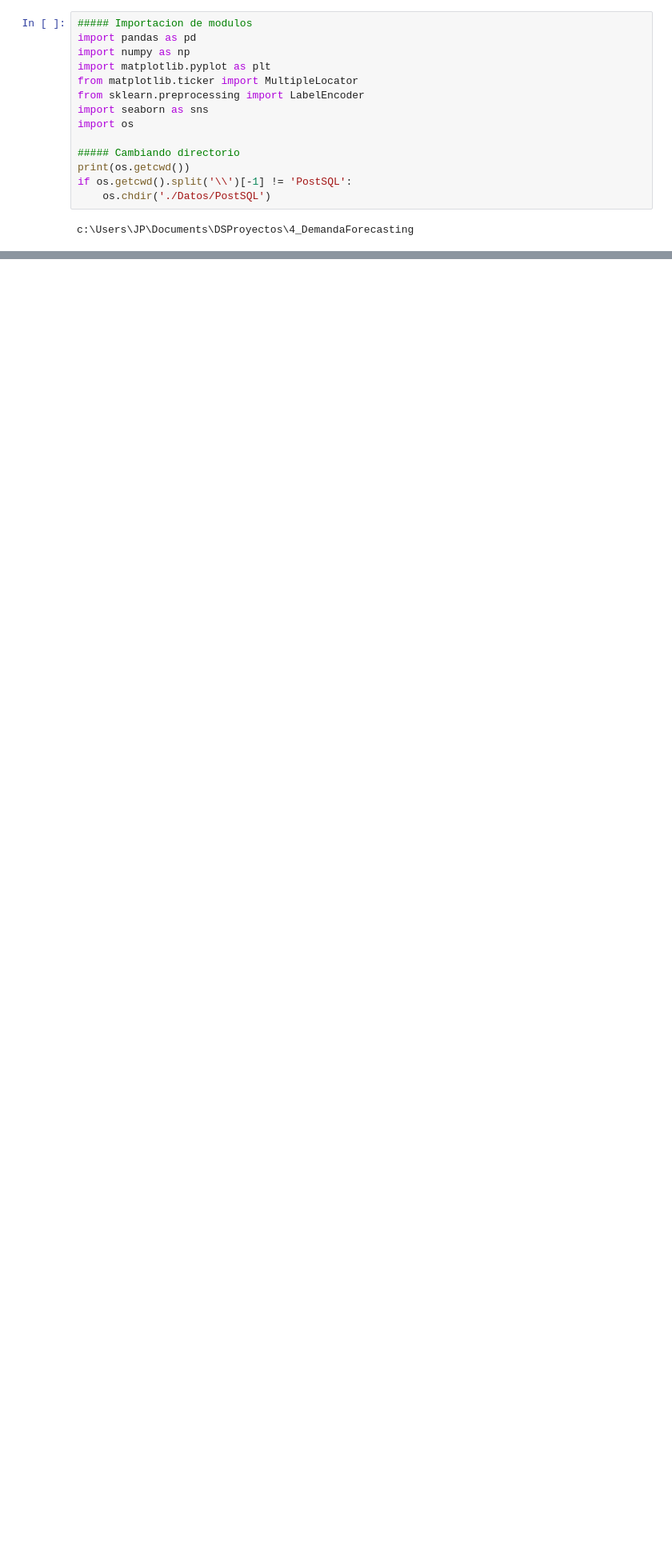
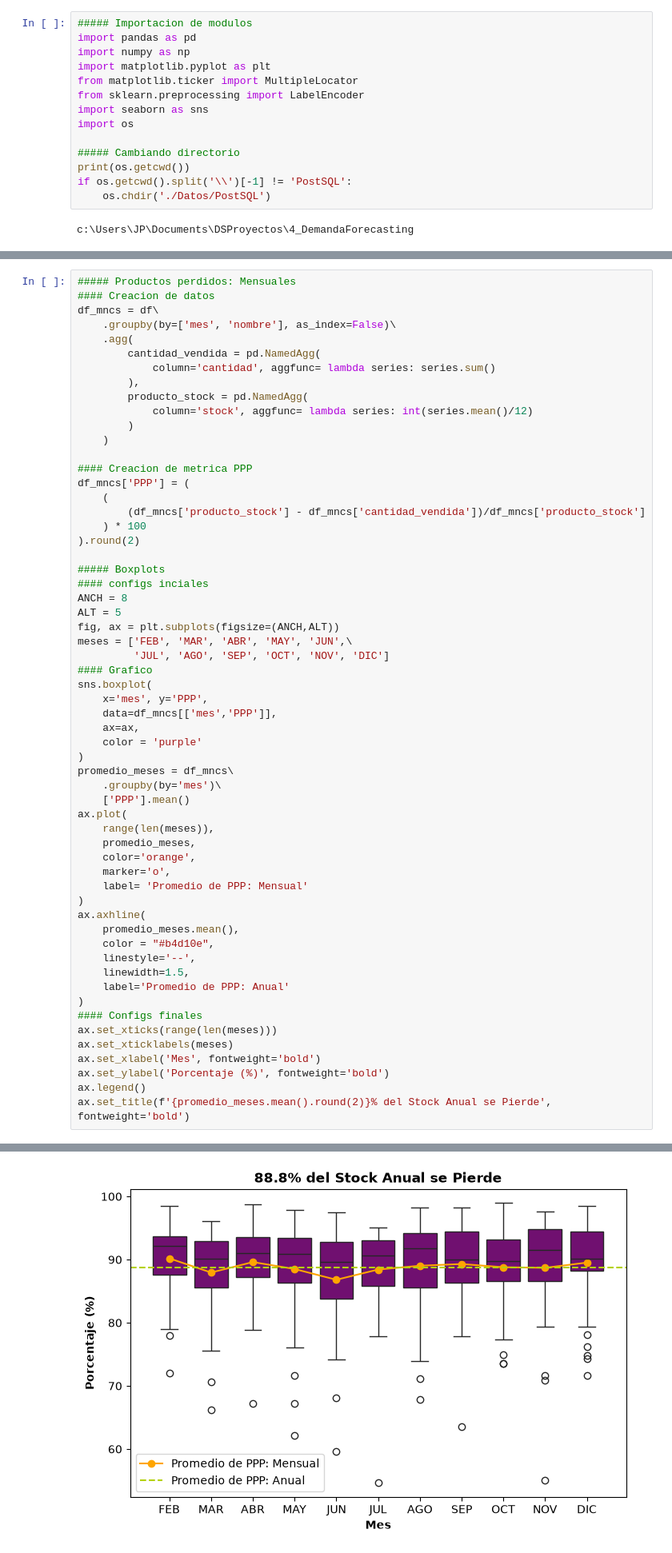
Before and after one commit to jp21bp/DS_Proyectos, a Jupyter notebook: 4_DemandaForecasting/eda2.ipynb, the cells around one changed output, grey strips where cells are left out. Shown at 80% size. Saved outputs shown, nothing was run; the diff lists cells and outputs as text; blank space fills up the shorter version.

Commit message:
Finalizacion de visuales DS2

```diff
--- a/4_DemandaForecasting/eda2.ipynb
+++ b/4_DemandaForecasting/eda2.ipynb
@@ -152,3 +152,63 @@ ax.set_title(f'Promedio de {df_ppp_mens['ppp_mensual'].mean().round(2)}% de Perd
 plt.show()
 # %% [output]
 [figure]
+# %%
+##### Productos perdidos: Mensuales
+#### Creacion de datos
+df_mncs = df\
+    .groupby(by=['mes', 'nombre'], as_index=False)\
+    .agg(
+        cantidad_vendida = pd.NamedAgg(
+            column='cantidad', aggfunc= lambda series: series.sum()
+        ),
+        producto_stock = pd.NamedAgg(
+            column='stock', aggfunc= lambda series: int(series.mean()/12)
+        )
+    )
+
+#### Creacion de metrica PPP
+df_mncs['PPP'] = (
+    (
+        (df_mncs['producto_stock'] - df_mncs['cantidad_vendida'])/df_mncs['producto_stock']
+    ) * 100
+).round(2)
+
+##### Boxplots
+#### configs inciales
+ANCH = 8
+ALT = 5
+fig, ax = plt.subplots(figsize=(ANCH,ALT))
+meses = ['FEB', 'MAR', 'ABR', 'MAY', 'JUN',\
+         'JUL', 'AGO', 'SEP', 'OCT', 'NOV', 'DIC']
+#### Grafico
+sns.boxplot(
+    x='mes', y='PPP',
+    data=df_mncs[['mes','PPP']],
+    ax=ax,
+    color = 'purple'
+)
+promedio_meses = df_mncs\
+    .groupby(by='mes')\
+    ['PPP'].mean()
+ax.plot(
+    range(len(meses)),
+    promedio_meses,
+    color='orange',
+    marker='o',
+    label= 'Promedio de PPP: Mensual'
+)
+ax.axhline(
+    promedio_meses.mean(),
+    color = "#b4d10e",
+    linestyle='--',
+    linewidth=1.5,
+    label='Promedio de PPP: Anual'
+)
+#### Configs finales
+ax.set_xticks(range(len(meses)))
+ax.set_xticklabels(meses)
+ax.set_xlabel('Mes', fontweight='bold')
+ax.set_ylabel('Porcentaje (%)', fontweight='bold')
+ax.legend()
+ax.set_title(f'{promedio_meses.mean().round(2)}% del Stock Anual se Pierde', fontweight='bold')
+# %% [output]
@@ -155,3 +216,4 @@ plt.show()
+[figure, added]
 # %%
 # ###### Rank de los top 5 mas PPX y PIX
 # ##### Seleccion de datos
```
Also changed, not shown: parts of 3 cells of this notebook, 1 other file.
